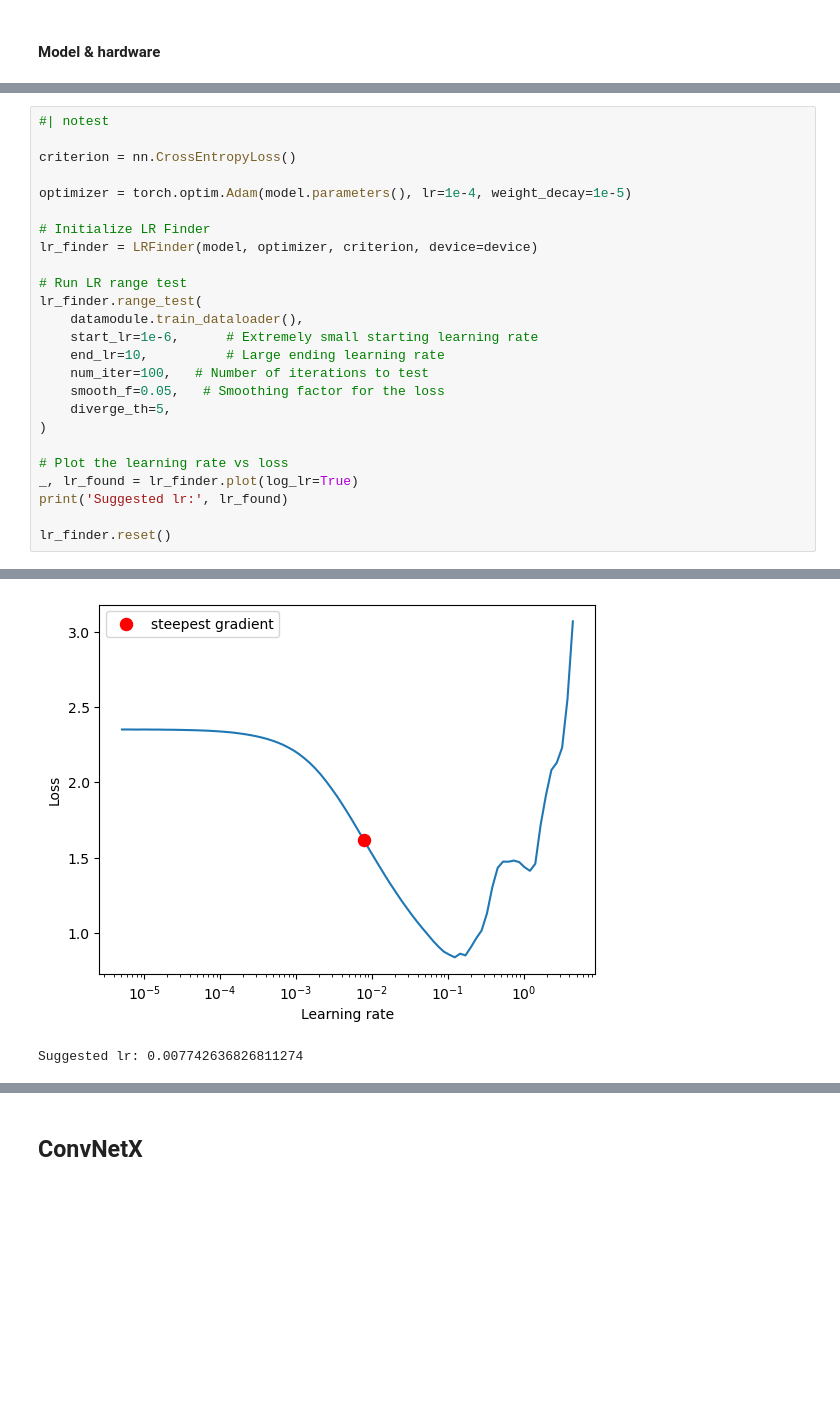
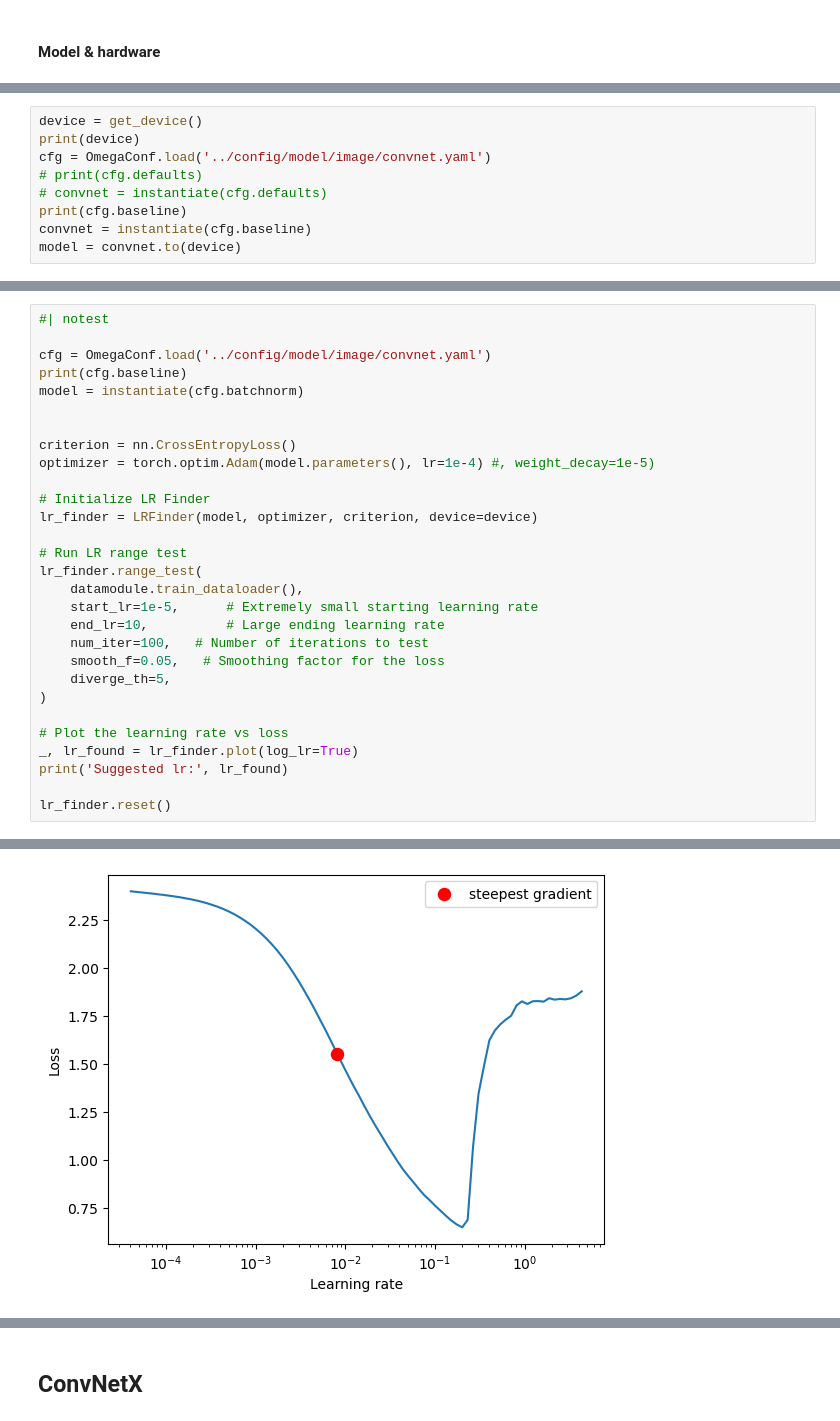
Before and after one commit to slegroux/nimrod, a Jupyter notebook: nbs/models.conv.ipynb, the cells around one changed output, grey strips where cells are left out. Saved outputs shown, nothing was run; the diff lists cells and outputs as text; blank space fills up the shorter version.

```diff
--- a/nbs/models.conv.ipynb
+++ b/nbs/models.conv.ipynb
@@ -374,0 +366,9 @@ mps
+# %%
+device = get_device()
+print(device)
+cfg = OmegaConf.load('../config/model/image/convnet.yaml')
+# print(cfg.defaults)
+# convnet = instantiate(cfg.defaults)
+print(cfg.baseline)
+convnet = instantiate(cfg.baseline)
+model = convnet.to(device)
@@ -377,9 +401,13 @@ mps
 # %%
 #| notest
 
+cfg = OmegaConf.load('../config/model/image/convnet.yaml')
+print(cfg.baseline)
+model = instantiate(cfg.batchnorm)
+
+
 criterion = nn.CrossEntropyLoss()
-
-optimizer = torch.optim.Adam(model.parameters(), lr=1e-4, weight_decay=1e-5)
+optimizer = torch.optim.Adam(model.parameters(), lr=1e-4) #, weight_decay=1e-5)
 
 # Initialize LR Finder
 lr_finder = LRFinder(model, optimizer, criterion, device=device)
@@ -387,7 +415,7 @@ lr_finder = LRFinder(model, optimizer, criterion, device=device)
 # Run LR range test
 lr_finder.range_test(
     datamodule.train_dataloader(),
-    start_lr=1e-6,      # Extremely small starting learning rate
+    start_lr=1e-5,      # Extremely small starting learning rate
     end_lr=10,          # Large ending learning rate
     num_iter=100,   # Number of iterations to test
     smooth_f=0.05,   # Smoothing factor for the loss
@@ -406,2 +436 @@ Suggested LR: 7.74E-03
-[figure, old version]
+[figure, new version]
-Suggested lr: 0.007742636826811274
```
Also changed, not shown: parts of 29 cells of this notebook, 5 other files.
